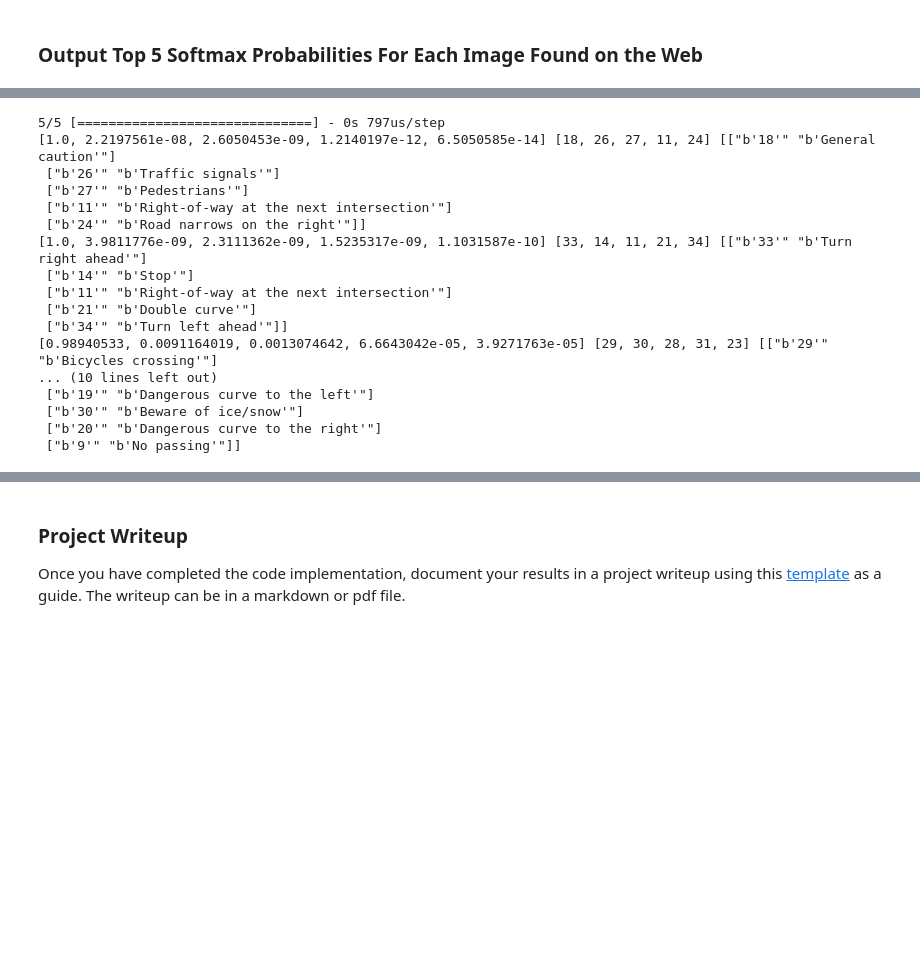
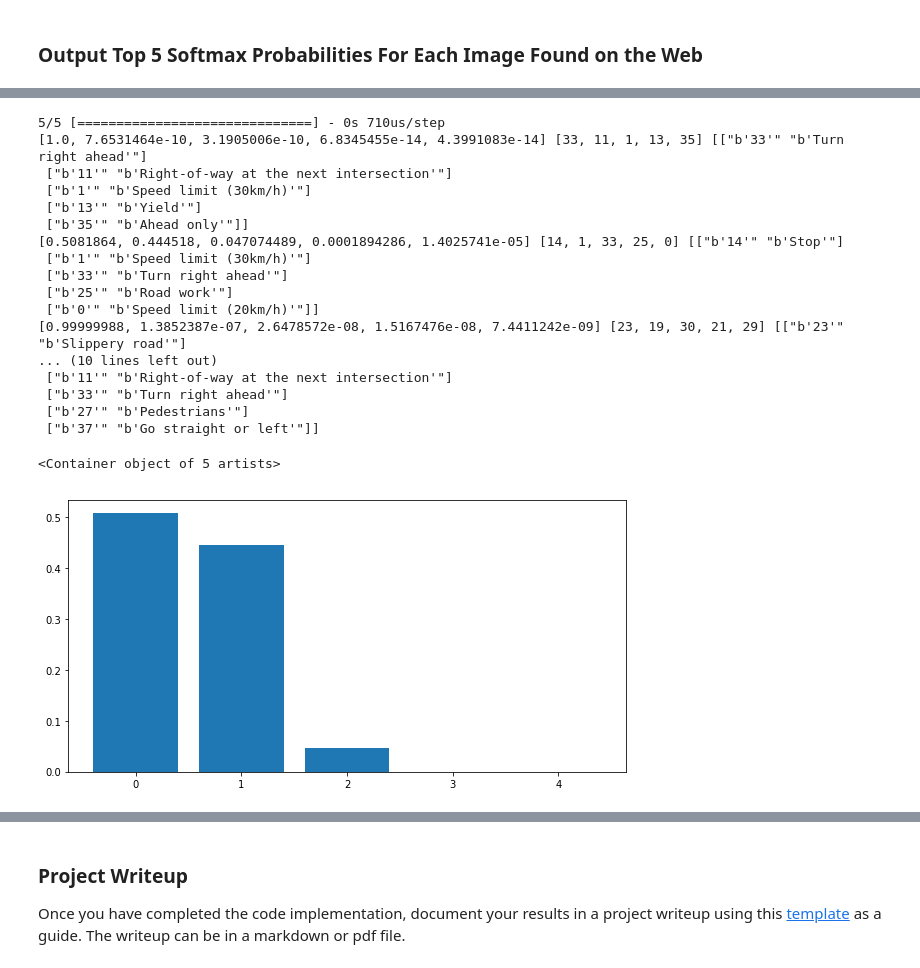
Before and after one commit to johnbarca/udacity_self_driving_car_eng, a Jupyter notebook: Traffic_Sign_Classifier.ipynb, the cells around one changed output, grey strips where cells are left out. Drawn from its saved outputs; the diff is of its cells as text; code cells hidden in the pictures; blank space fills up the shorter version.

```diff
--- a/Traffic_Sign_Classifier.ipynb
+++ b/Traffic_Sign_Classifier.ipynb
@@ -314,0 +345,4 @@ print(loss, acc)
+# %%
+#saved model, based on cross val and early stopping, does better on test set
+from keras.models import load_model
+saved_model = load_model('model.h5')
@@ -449,31 +465,41 @@ Looking just at the first row we get `[ 0.34763842,  0.24879643,  0.12789202]`,
 # %%
 ### Print out the top five softmax probabilities for the predictions on the German traffic sign images found on the web.
 ### Feel free to use as many code cells as needed.
-probs = model.predict_proba(new_images)
+probs = saved_model.predict_proba(new_images)
 probs.shape
 import heapq
+
+saved_probs = []
 
 for prob in probs:
     prob = prob.squeeze()
     top5_probs = heapq.nlargest(5, prob)
+    saved_probs.append(list((top5_probs, top5_labels)))
     top5_labels = heapq.nlargest(5, range(len(prob)), prob.take)
-
     print(top5_probs, top5_labels, sign_names[top5_labels])
 # %% [output]
-5/5 [==============================] - 0s 797us/step
-[1.0, 2.2197561e-08, 2.6050453e-09, 1.2140197e-12, 6.5050585e-14] [18, 26, 27, 11, 24] [["b'18'" "b'General caution'"]
- ["b'26'" "b'Traffic signals'"]
+5/5 [==============================] - 0s 710us/step
+[1.0, 7.6531464e-10, 3.1905006e-10, 6.8345455e-14, 4.3991083e-14] [33, 11, 1, 13, 35] [["b'33'" "b'Turn right ahead'"]
+ ["b'11'" "b'Right-of-way at the next intersection'"]
+ ["b'1'" "b'Speed limit (30km/h)'"]
+ ["b'13'" "b'Yield'"]
+ ["b'35'" "b'Ahead only'"]]
+[0.5081864, 0.444518, 0.047074489, 0.0001894286, 1.4025741e-05] [14, 1, 33, 25, 0] [["b'14'" "b'Stop'"]
+ ["b'1'" "b'Speed limit (30km/h)'"]
+ ["b'33'" "b'Turn right ahead'"]
+ ["b'25'" "b'Road work'"]
+ ["b'0'" "b'Speed limit (20km/h)'"]]
+[0.99999988, 1.3852387e-07, 2.6478572e-08, 1.5167476e-08, 7.4411242e-09] [23, 19, 30, 21, 29] [["b'23'" "b'Slippery road'"]
+... (10 lines left out)
+ ["b'11'" "b'Right-of-way at the next intersection'"]
+ ["b'33'" "b'Turn right ahead'"]
  ["b'27'" "b'Pedestrians'"]
- ["b'11'" "b'Right-of-way at the next intersection'"]
- ["b'24'" "b'Road narrows on the right'"]]
-[1.0, 3.9811776e-09, 2.3111362e-09, 1.5235317e-09, 1.1031587e-10] [33, 14, 11, 21, 34] [["b'33'" "b'Turn right ahead'"]
- ["b'14'" "b'Stop'"]
- ["b'11'" "b'Right-of-way at the next intersection'"]
- ["b'21'" "b'Double curve'"]
- ["b'34'" "b'Turn left ahead'"]]
-[0.98940533, 0.0091164019, 0.0013074642, 6.6643042e-05, 3.9271763e-05] [29, 30, 28, 31, 23] [["b'29'" "b'Bicycles crossing'"]
-... (10 lines left out)
- ["b'19'" "b'Dangerous curve to the left'"]
- ["b'30'" "b'Beware of ice/snow'"]
- ["b'20'" "b'Dangerous curve to the right'"]
- ["b'9'" "b'No passing'"]]
+ ["b'37'" "b'Go straight or left'"]]
+# %%
+# plot of the probabilities of the stop sign, showing that Speed limit (30km/h) got a softmax of 44%
+plt.rcParams['figure.figsize'] = (10, 5)
+
+plt.bar(range(5), saved_probs[1][0])
+# %% [output]
+<Container object of 5 artists>
+[figure, added]
```
Also changed, not shown: parts of 20 cells of this notebook.
